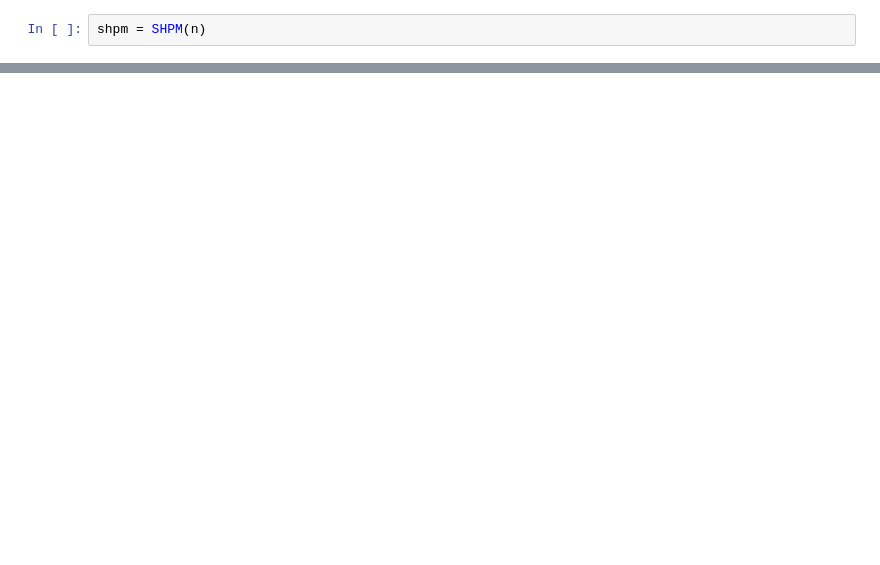
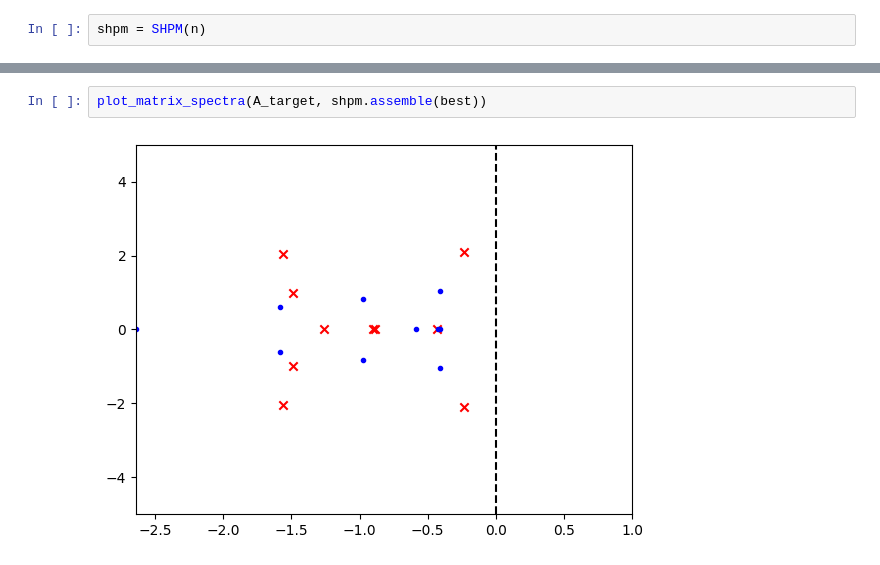
Before and after one commit to lachlanjs/ssa-evolution, a Jupyter notebook: litmustest.ipynb, the cells around one changed output, grey strips where cells are left out. Drawn from its saved outputs; the diff is of its cells as text; blank space fills up the shorter version.

```diff
--- a/litmustest.ipynb
+++ b/litmustest.ipynb
@@ -64,3 +118,7 @@ plt.colorbar()
+# %%
+plot_matrix_spectra(A_target, shpm.assemble(best))
+# %% [output]
+[figure, added]
 # %%
 plt.imshow(shpm.assemble(best) - A_target, cmap="bwr", norm=CenteredNorm())
 plt.colorbar()
```
Also changed, not shown: parts of 16 cells of this notebook, 4 other files.
